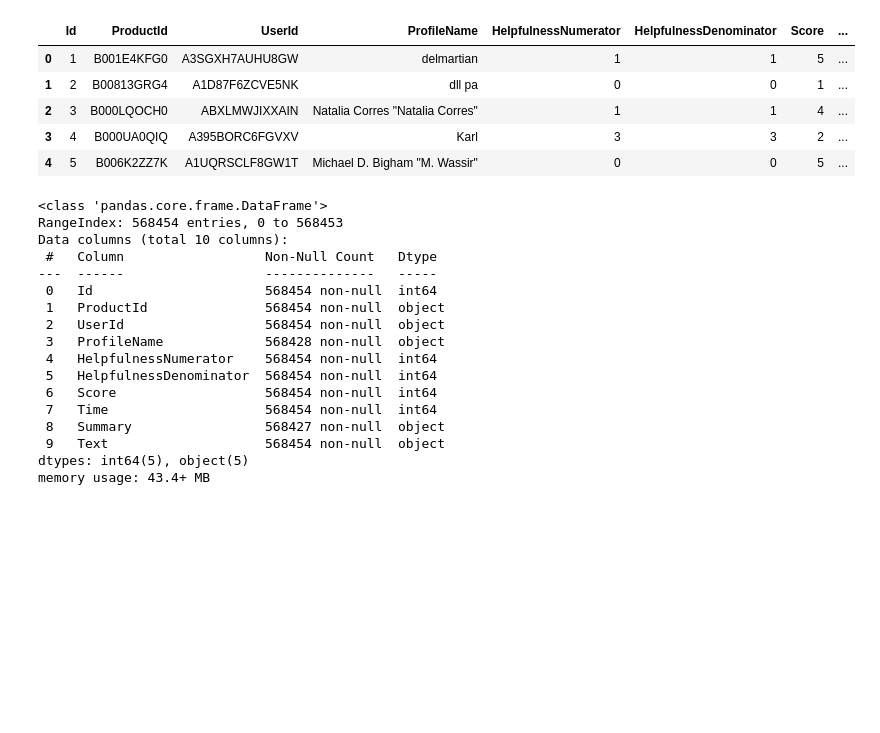
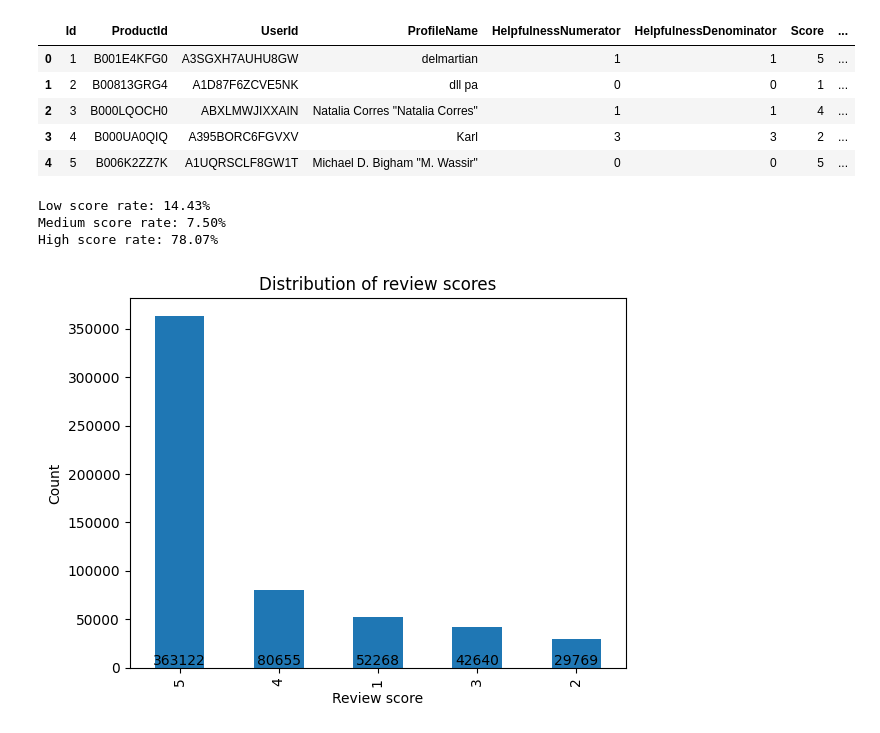
Before and after one commit to Maxime-Oriol/trust-behaviours, a Jupyter notebook: feelings/notebooks/01_eda.ipynb, the cells around one changed output. Saved outputs shown, nothing was run; the diff lists cells and outputs as text; code cells hidden in the pictures; blank space fills up the shorter version.

Commit message:
Exploratory Data Analysis

```diff
--- a/feelings/notebooks/01_eda.ipynb
+++ b/feelings/notebooks/01_eda.ipynb
@@ -15,23 +15,29 @@ df.head()
 | 2 | 3 | B000LQOCH0 | ABXLMWJIXXAIN | Natalia Corres "Natalia Corres" | 1 | 1 | 4 | ... |
 | 3 | 4 | B000UA0QIQ | A395BORC6FGVXV | Karl | 3 | 3 | 2 | ... |
 | 4 | 5 | B006K2ZZ7K | A1UQRSCLF8GW1T | Michael D. Bigham "M. Wassir" | 0 | 0 | 5 | ... |
-# %%
-df.info()
-# %% [output]
-<class 'pandas.core.frame.DataFrame'>
-RangeIndex: 568454 entries, 0 to 568453
-Data columns (total 10 columns):
- #   Column                  Non-Null Count   Dtype
----  ------                  --------------   -----
- 0   Id                      568454 non-null  int64
- 1   ProductId               568454 non-null  object
- 2   UserId                  568454 non-null  object
- 3   ProfileName             568428 non-null  object
- 4   HelpfulnessNumerator    568454 non-null  int64
- 5   HelpfulnessDenominator  568454 non-null  int64
- 6   Score                   568454 non-null  int64
- 7   Time                    568454 non-null  int64
- 8   Summary                 568427 non-null  object
- 9   Text                    568454 non-null  object
-dtypes: int64(5), object(5)
-memory usage: 43.4+ MB
+# %%
+# EDA = Exploratory Data Analysis
+# - Distribution of review scores
+# - Decision to use Categories weights
+
+low_score = (df["Score"] < 3).sum()
+medium_score = (df["Score"] == 3).sum()
+high_score = (df["Score"] > 3).sum()
+total = df.shape[0]
+
+print(f"Low score rate: {low_score / total * 100:.2f}%")
+print(f"Medium score rate: {medium_score / total * 100:.2f}%")
+print(f"High score rate: {high_score / total * 100:.2f}%")
+
+plot = df.value_counts("Score").plot(kind="bar")
+plot.set_title("Distribution of review scores")
+plot.set_xlabel("Review score")
+plot.set_ylabel("Count")
+
+for bar in plot.patches:
+    plot.text(bar.get_x() + bar.get_width() / 2, 0.0, f"{bar.get_height()}", ha="center", va="bottom")
+# %% [output]
+Low score rate: 14.43%
+Medium score rate: 7.50%
+High score rate: 78.07%
+[figure, added]
```
Also changed, not shown: parts of 4 cells of this notebook, 1 other file.
